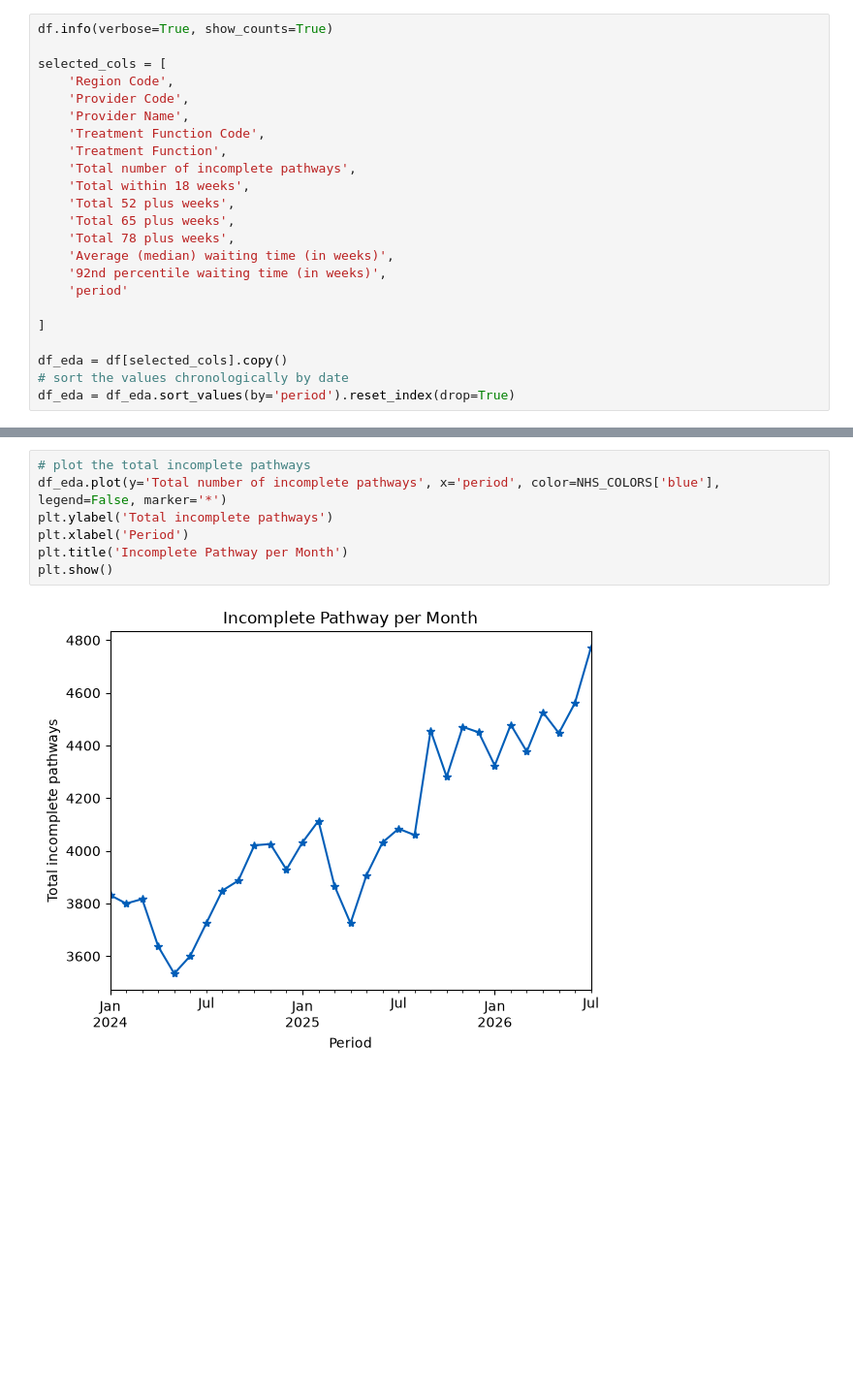
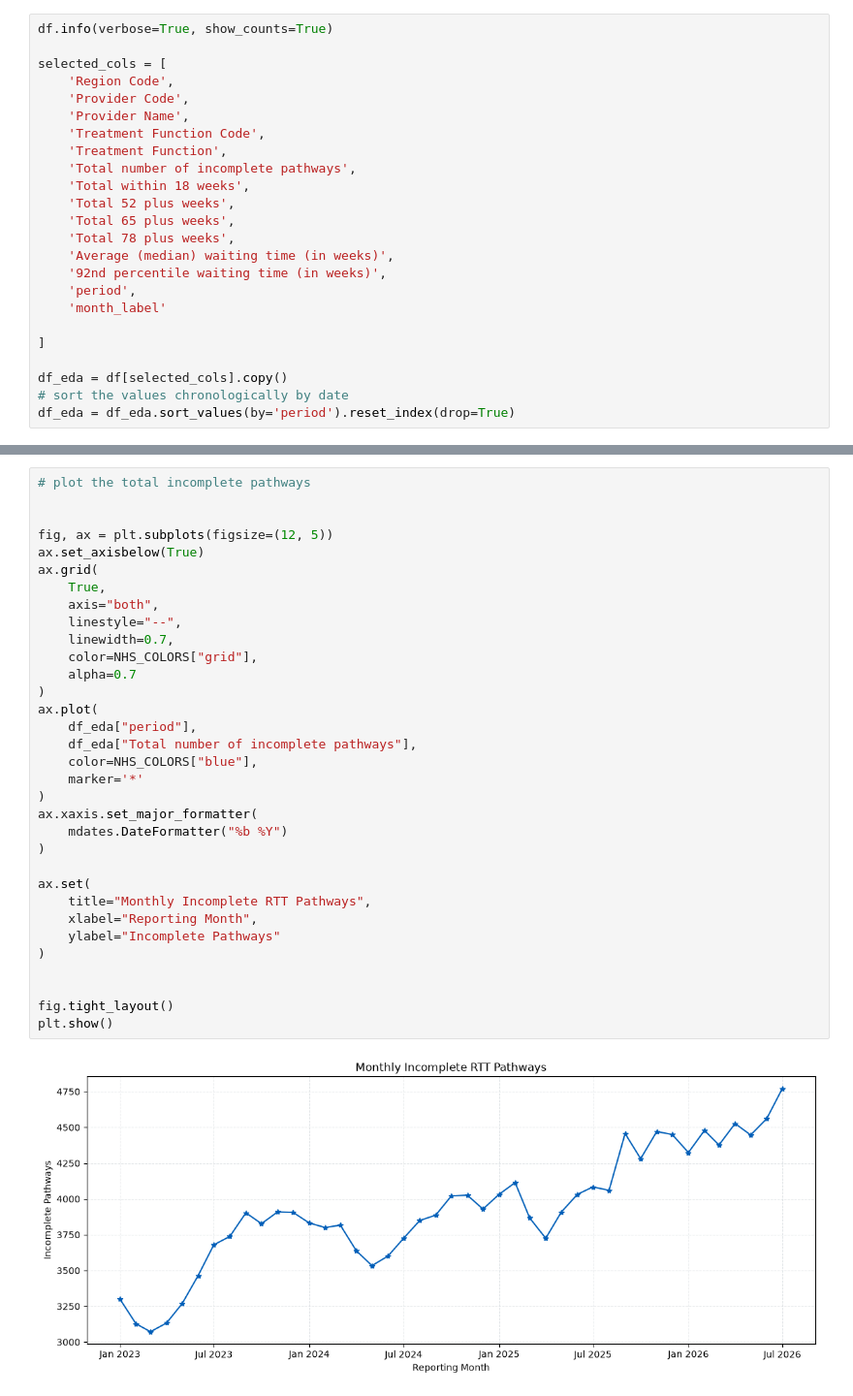
Before and after one commit to patinnojoe/MTL-DS-008-patinnojoe, a Jupyter notebook: notebooks/data_analysis.ipynb, the cells around one changed output, grey strips where cells are left out. Shown at 97% size. Drawn from its saved outputs; the diff is of its cells as text; blank space fills up the shorter version.

Commit message:
report

```diff
--- a/notebooks/data_analysis.ipynb
+++ b/notebooks/data_analysis.ipynb
@@ -32,7 +36,8 @@ selected_cols = [
     'Total 78 plus weeks',
     'Average (median) waiting time (in weeks)',
     '92nd percentile waiting time (in weeks)',
-    'period'
+    'period',
+    'month_label'
 
 ]
 
@@ -107,10 +110,36 @@ df_eda.head()
 | 4 | Y62 | RXN | LANCASHIRE TEACHING HOSPITALS NHS... | C_110 | Trauma and Orthopaedic Service | ... |
 # %%
 # plot the total incomplete pathways
-df_eda.plot(y='Total number of incomplete pathways', x='period', color=NHS_COLORS['blue'], legend=False, marker='*')
-plt.ylabel('Total incomplete pathways')
-plt.xlabel('Period')
-plt.title('Incomplete Pathway per Month')
+
+
+fig, ax = plt.subplots(figsize=(12, 5))
+ax.set_axisbelow(True)
+ax.grid(
+    True,
+    axis="both",
+    linestyle="--",
+    linewidth=0.7,
+    color=NHS_COLORS["grid"],
+    alpha=0.7
+)
+ax.plot(
+    df_eda["period"],
+    df_eda["Total number of incomplete pathways"],
+    color=NHS_COLORS["blue"],
+    marker='*'
+)
+ax.xaxis.set_major_formatter(
+    mdates.DateFormatter("%b %Y")
+)
+
+ax.set(
+    title="Monthly Incomplete RTT Pathways",
+    xlabel="Reporting Month",
+    ylabel="Incomplete Pathways"
+)
+
+
+fig.tight_layout()
 plt.show()
 # %% [output]
-[figure, old version]
+[figure, new version]
```
Also changed, not shown: parts of 9 cells of this notebook, 28 other files.
